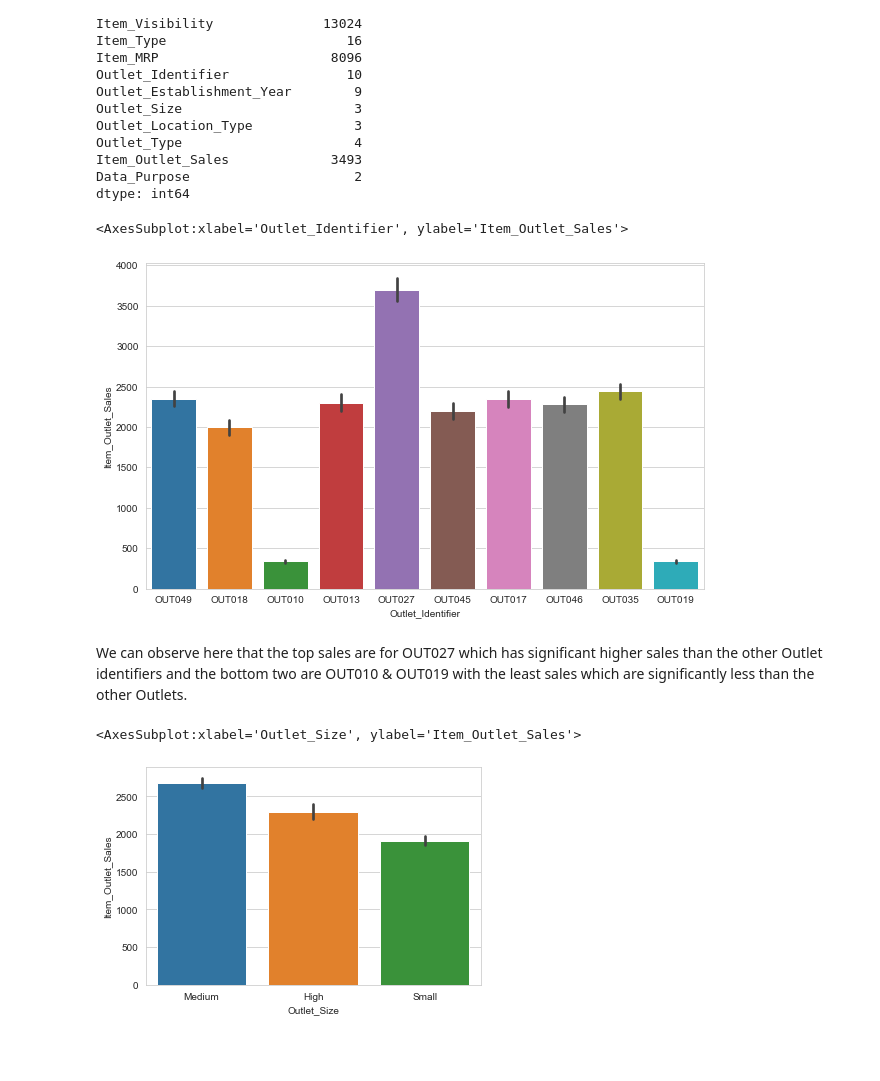
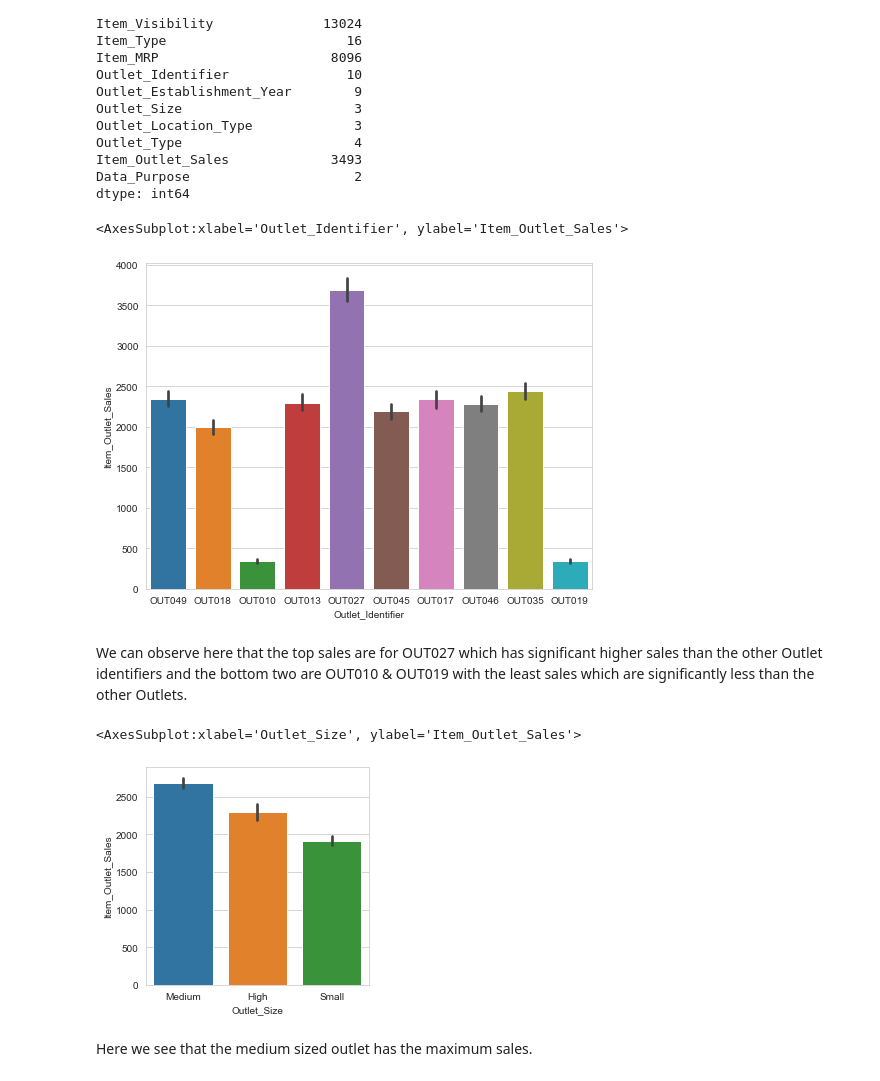
Before and after one commit to ayg15/bigmart-sales, a Jupyter notebook: Big Mart Sales Prediction.ipynb, the cells around one changed output. Saved outputs shown, nothing was run; the diff lists cells and outputs as text; code cells hidden in the pictures; blank space fills up the shorter version.

```diff
--- a/Big Mart Sales Prediction.ipynb
+++ b/Big Mart Sales Prediction.ipynb
@@ -232,19 +234,21 @@ Item_Outlet_Sales             3493
 Data_Purpose                     2
 dtype: int64
 # %%
-plt.figure(figsize=(10,6))
+plt.figure(figsize=(8,6))
 sns.set_style('whitegrid')
 sns.barplot(x='Outlet_Identifier', y='Item_Outlet_Sales', data=sales_df)
 # %% [output]
 <AxesSubplot:xlabel='Outlet_Identifier', ylabel='Item_Outlet_Sales'>
-[figure, old version]
+[figure, new version]
 # %% [markdown]
 We can observe here that the top sales are for OUT027 which has significant higher sales than the other Outlet identifiers and the bottom two are OUT010 & OUT019 with the least sales which are significantly less than the other Outlets.
 # %%
-plt.figure(figsize=(6,4))
+plt.figure(figsize=(4,4))
 sns.set_style('whitegrid')
 sns.barplot(x='Outlet_Size', y='Item_Outlet_Sales', data=sales_df)
 # %% [output]
 <AxesSubplot:xlabel='Outlet_Size', ylabel='Item_Outlet_Sales'>
-[figure, old version]
+[figure, new version]
+# %% [markdown]
+Here we see that the medium sized outlet has the maximum sales.
 # %%
```
Also changed, not shown: parts of 17 cells of this notebook.
